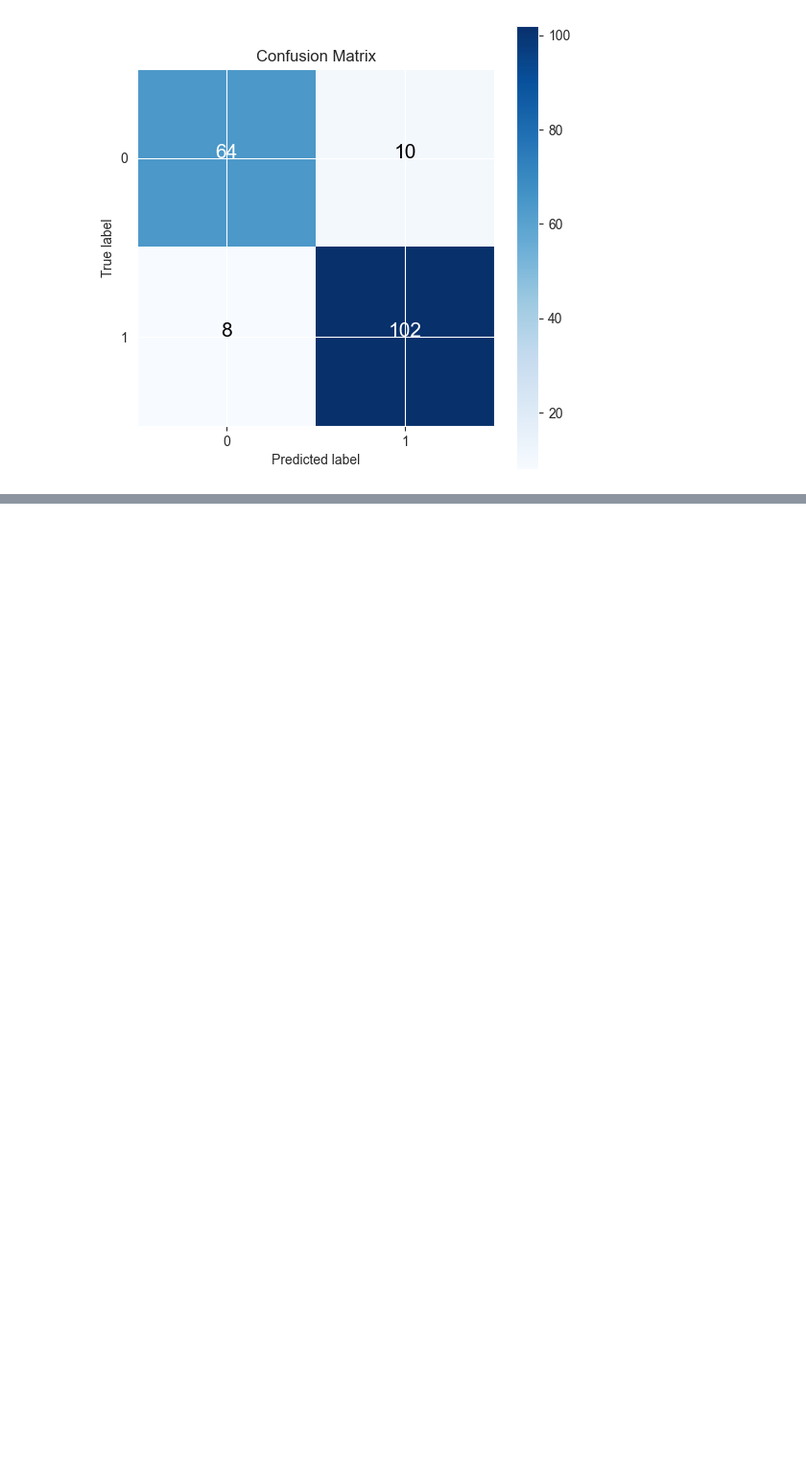
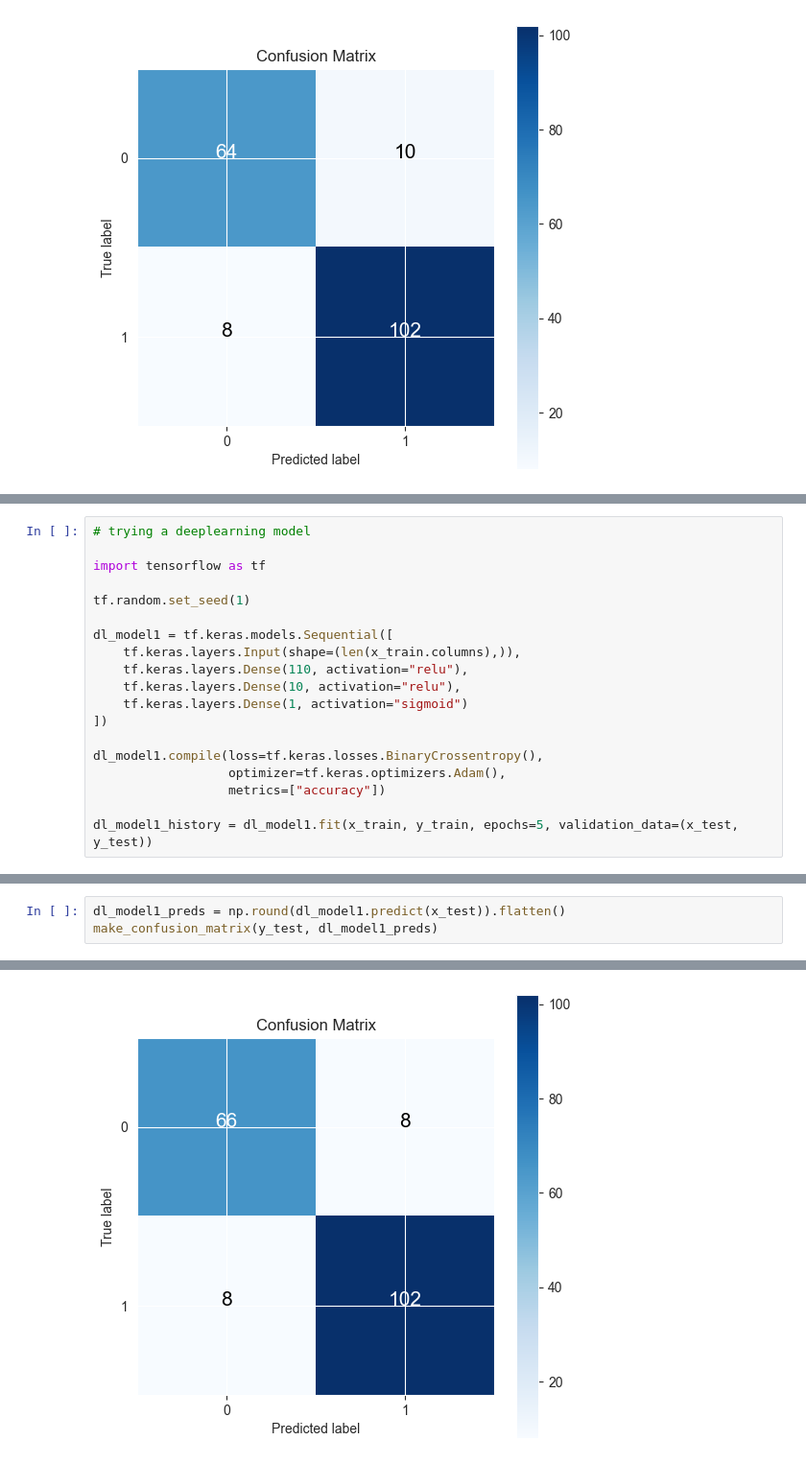
Before and after one commit to nripstein/Heart-Disease-Prediction, a Jupyter notebook: heart failure prediction notebook.ipynb, the cells around one changed output, grey strips where cells are left out. Shown at 96% size. Saved outputs shown, nothing was run; the diff lists cells and outputs as text; blank space fills up the shorter version.

```diff
--- a/heart failure prediction notebook.ipynb
+++ b/heart failure prediction notebook.ipynb
@@ -525,0 +570,19 @@ tf.random.set_seed(1)
+# %%
+# trying a deeplearning model
+
+import tensorflow as tf
+
+tf.random.set_seed(1)
+
+dl_model1 = tf.keras.models.Sequential([
+    tf.keras.layers.Input(shape=(len(x_train.columns),)),
+    tf.keras.layers.Dense(110, activation="relu"),
+    tf.keras.layers.Dense(10, activation="relu"),
+    tf.keras.layers.Dense(1, activation="sigmoid")
+])
+
+dl_model1.compile(loss=tf.keras.losses.BinaryCrossentropy(),
+                  optimizer=tf.keras.optimizers.Adam(),
+                  metrics=["accuracy"])
+
+dl_model1_history = dl_model1.fit(x_train, y_train, epochs=5, validation_data=(x_test, y_test))
@@ -525,0 +602,4 @@ tf.random.set_seed(1)
+# %%
+dl_model1_preds = np.round(dl_model1.predict(x_test)).flatten()
+make_confusion_matrix(y_test, dl_model1_preds)
+# %% [output]
@@ -525,0 +607 @@ tf.random.set_seed(1)
+[figure, added]
```
Also changed, not shown: parts of 8 cells of this notebook.
